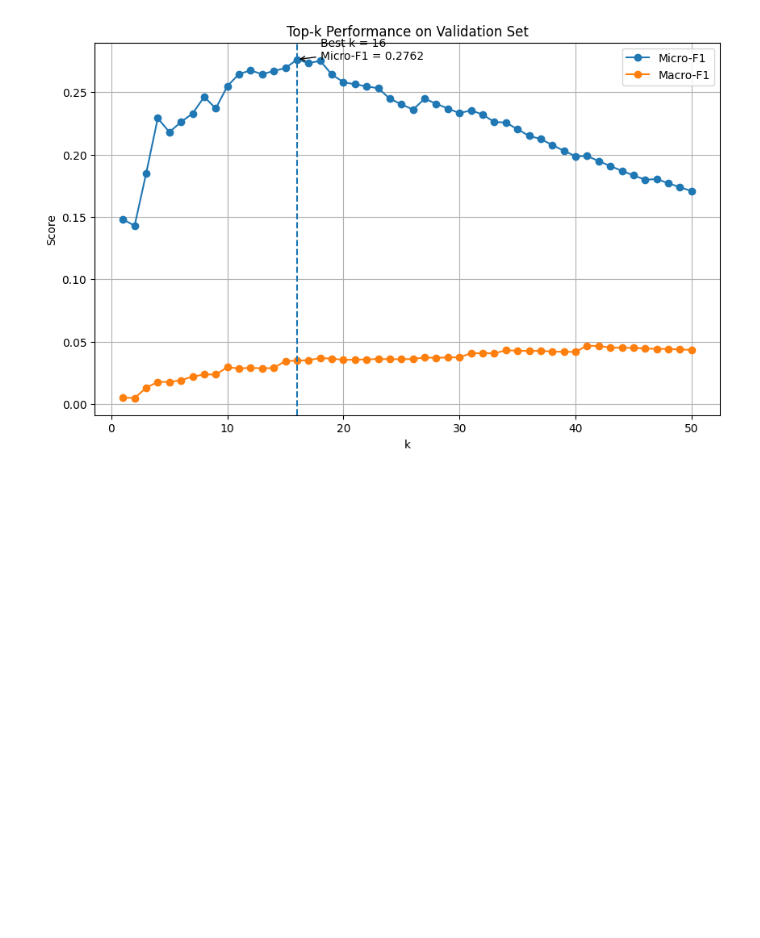
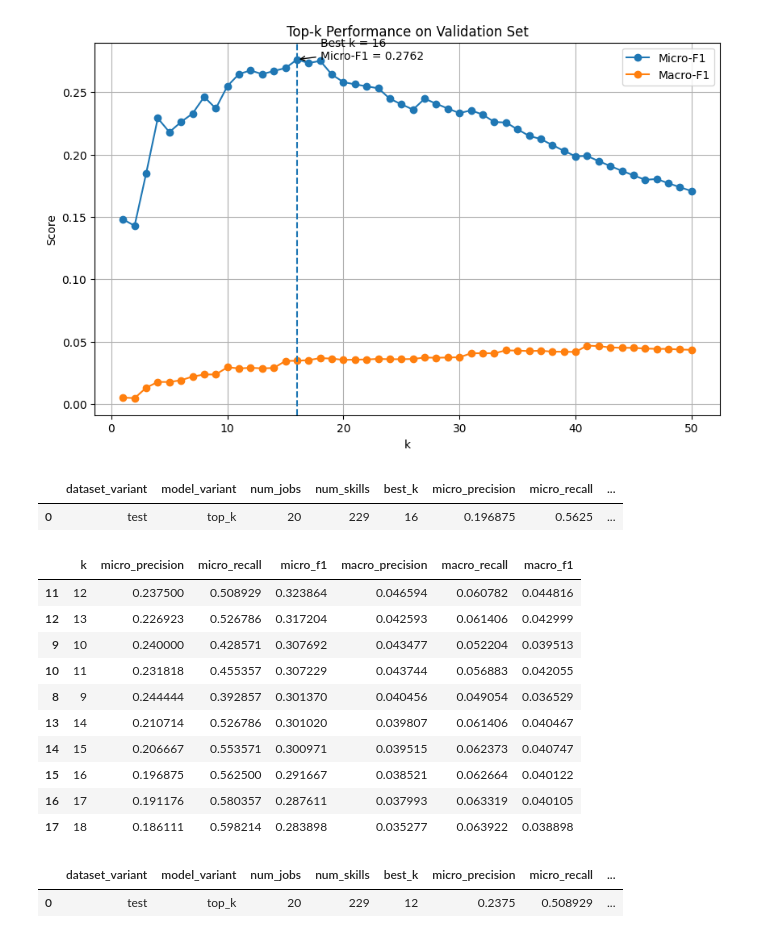
Before and after one commit to Bomb-omb/dsa4264-JobReady, a Jupyter notebook: model/cosine_topk.ipynb, the cells around one changed output. Saved outputs shown, nothing was run; the diff lists cells and outputs as text; code cells hidden in the pictures; blank space fills up the shorter version.

Commit message:
cosine top k model

```diff
--- a/model/cosine_topk.ipynb
+++ b/model/cosine_topk.ipynb
@@ -256,3 +256,52 @@ plt.grid(True)
 plt.show()
 # %% [output]
 [figure]
+# %%
+test_problem, jobs_embeddings, jobs_test_embeddings, skills_embeddings = prepare_acc_val_problem_from_split_files(
+    labels_csv="../data/acc/audit_tax_accounting_jobs.csv",
+    jobs_embeddings_jsonl="../embedding/acc/acc_jobs_embeddings.jsonl",
+    skills_embeddings_jsonl="../embedding/acc/acc_skills_embeddings.jsonl",
+    split="test",
+)
+
+test_predictions = predict_top_k(test_problem["similarity"], k=16)
+
+test_metrics_df, test_predictions_df = build_topk_result_frames(
+    test_problem,
+    test_predictions,
+    dataset_variant="test",
+    best_k=16,
+)
+
+display(test_metrics_df)
+# %% [output]
+|  | dataset_variant | model_variant | num_jobs | num_skills | best_k | micro_precision | micro_recall | ... |
+| 0 | test | top_k | 20 | 229 | 16 | 0.196875 | 0.5625 | ... |
+# %%
+test_result_all_k = fit_top_k_model(
+    test_problem,
+    dataset_variant="test",
+    candidate_k_values=list(range(1, 51))
+)
+
+display(
+    test_result_all_k["tuning_df"]
+    .sort_values("micro_f1", ascending=False)
+    .head(10)
+)
+
+display(test_result_all_k["metrics_df"])
+# %% [output]
+|  | k | micro_precision | micro_recall | micro_f1 | macro_precision | macro_recall | macro_f1 |
+| 11 | 12 | 0.237500 | 0.508929 | 0.323864 | 0.046594 | 0.060782 | 0.044816 |
+| 12 | 13 | 0.226923 | 0.526786 | 0.317204 | 0.042593 | 0.061406 | 0.042999 |
+| 9 | 10 | 0.240000 | 0.428571 | 0.307692 | 0.043477 | 0.052204 | 0.039513 |
+| 10 | 11 | 0.231818 | 0.455357 | 0.307229 | 0.043744 | 0.056883 | 0.042055 |
+| 8 | 9 | 0.244444 | 0.392857 | 0.301370 | 0.040456 | 0.049054 | 0.036529 |
+| 13 | 14 | 0.210714 | 0.526786 | 0.301020 | 0.039807 | 0.061406 | 0.040467 |
+| 14 | 15 | 0.206667 | 0.553571 | 0.300971 | 0.039515 | 0.062373 | 0.040747 |
+| 15 | 16 | 0.196875 | 0.562500 | 0.291667 | 0.038521 | 0.062664 | 0.040122 |
+| 16 | 17 | 0.191176 | 0.580357 | 0.287611 | 0.037993 | 0.063319 | 0.040105 |
+| 17 | 18 | 0.186111 | 0.598214 | 0.283898 | 0.035277 | 0.063922 | 0.038898 |
+|  | dataset_variant | model_variant | num_jobs | num_skills | best_k | micro_precision | micro_recall | ... |
+| 0 | test | top_k | 20 | 229 | 12 | 0.2375 | 0.508929 | ... |
```
